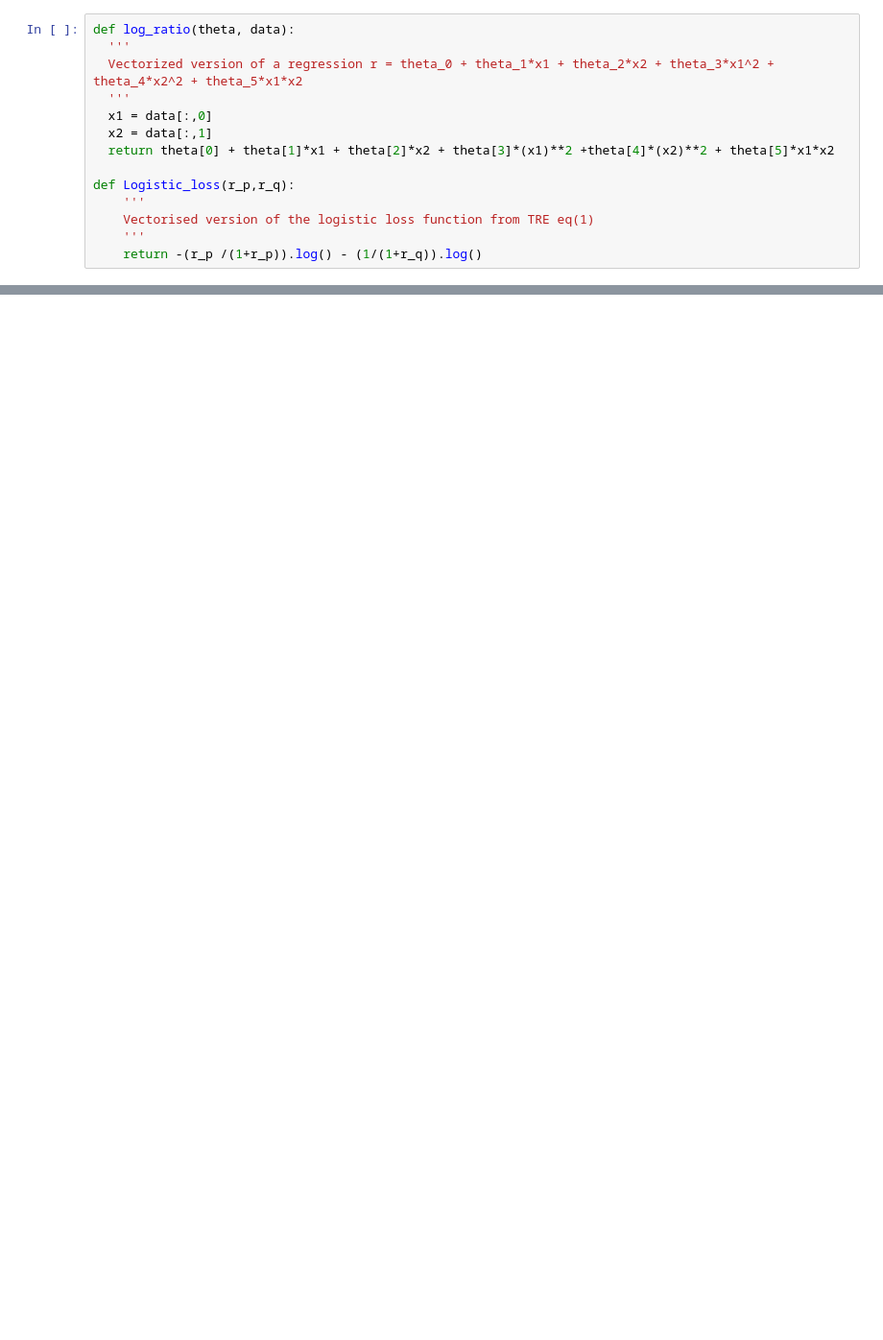
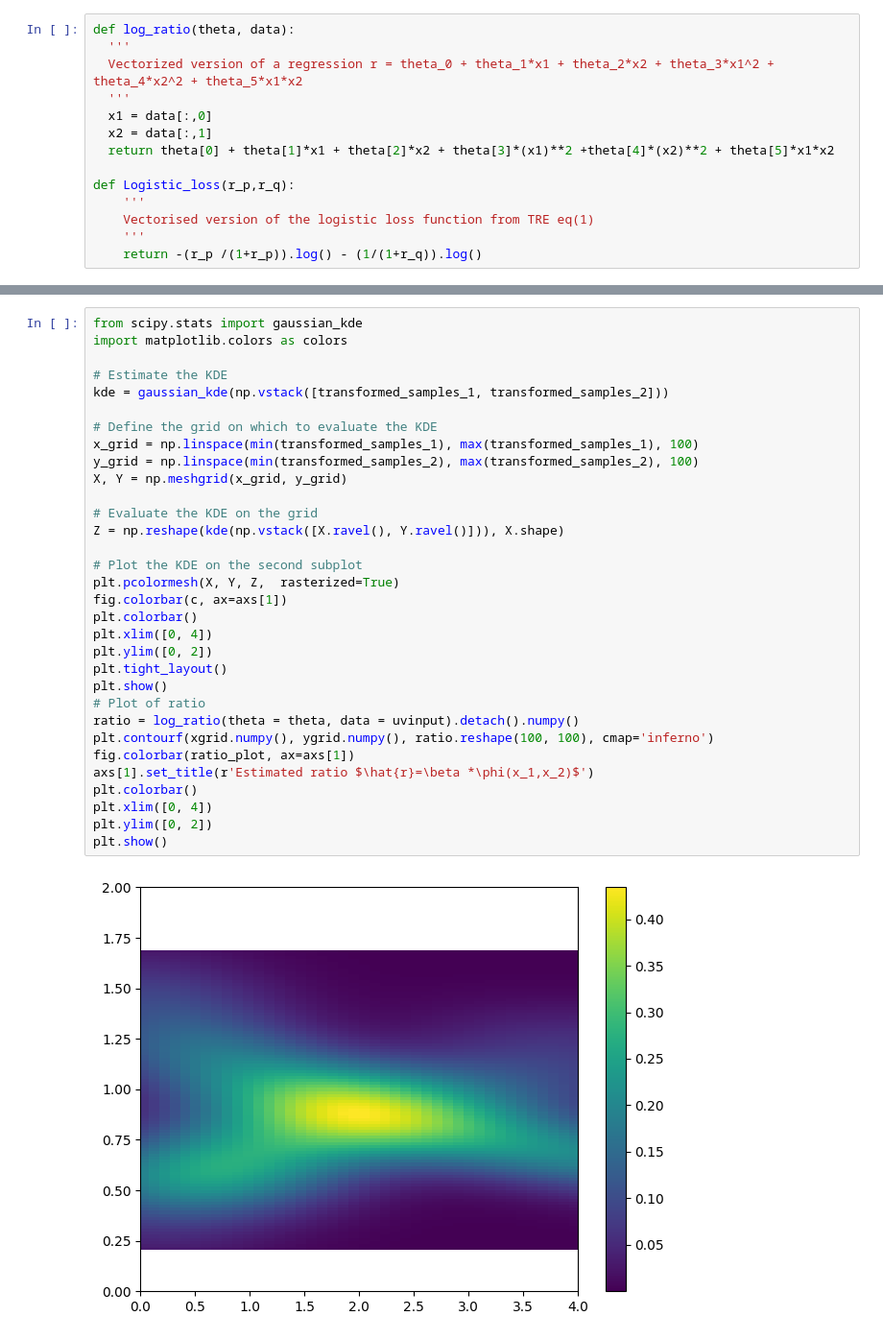
Before and after one commit to Huk-David/Ratio-Copula, a Jupyter notebook: Copula by Ratio Estimation/first_test.ipynb, the cells around one changed output, grey strips where cells are left out. Shown: that part at 96% size. Drawn from its saved outputs; the diff is of its cells as text; blank space fills up the shorter version.

```diff
--- a/Copula by Ratio Estimation/first_test.ipynb
+++ b/Copula by Ratio Estimation/first_test.ipynb
@@ -194,0 +260,34 @@ Text(0.5, 1.0, 'Estimated ratio $\\hat{r}=\\beta *\\phi(x_1,x_2)$')
+# %%
+from scipy.stats import gaussian_kde
+import matplotlib.colors as colors
+
+# Estimate the KDE
+kde = gaussian_kde(np.vstack([transformed_samples_1, transformed_samples_2]))
+
+# Define the grid on which to evaluate the KDE
+x_grid = np.linspace(min(transformed_samples_1), max(transformed_samples_1), 100)
+y_grid = np.linspace(min(transformed_samples_2), max(transformed_samples_2), 100)
+X, Y = np.meshgrid(x_grid, y_grid)
+
+# Evaluate the KDE on the grid
+Z = np.reshape(kde(np.vstack([X.ravel(), Y.ravel()])), X.shape)
+
+# Plot the KDE on the second subplot
+plt.pcolormesh(X, Y, Z,  rasterized=True)
+fig.colorbar(c, ax=axs[1])
+plt.colorbar()
+plt.xlim([0, 4])
+plt.ylim([0, 2])
+plt.tight_layout()
+plt.show()
+# Plot of ratio
+ratio = log_ratio(theta = theta, data = uvinput).detach().numpy()
+plt.contourf(xgrid.numpy(), ygrid.numpy(), ratio.reshape(100, 100), cmap='inferno')
+fig.colorbar(ratio_plot, ax=axs[1])
+axs[1].set_title(r'Estimated ratio $\hat{r}=\beta *\phi(x_1,x_2)$')
+plt.colorbar()
+plt.xlim([0, 4])
+plt.ylim([0, 2])
+plt.show()
+# %% [output]
+[figure, added]
```
Also changed, not shown: parts of 8 cells of this notebook.
